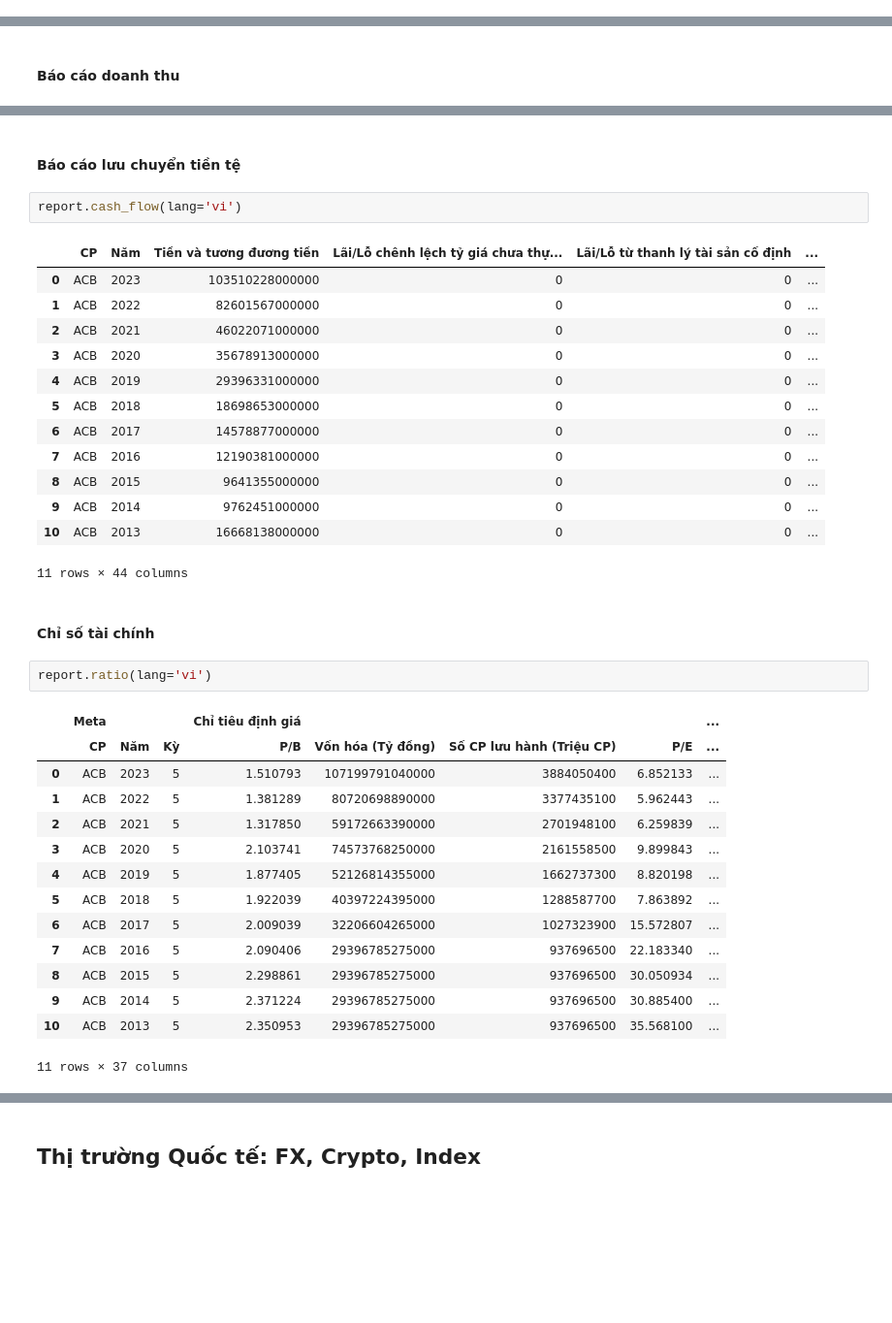
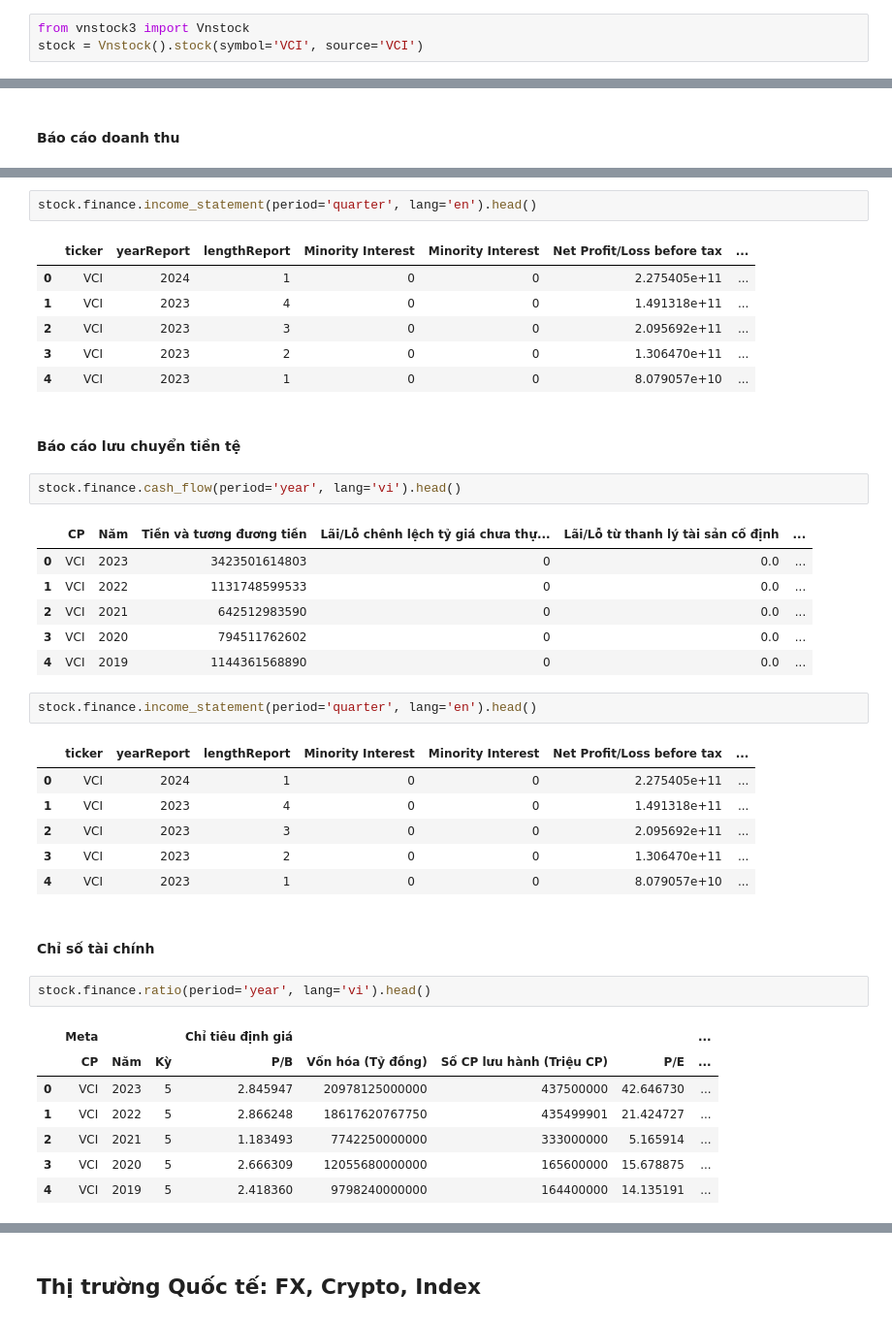
Before and after one commit to thinh-vu/vnstock, a Jupyter notebook: docs/vnstock3_demo.ipynb, the cells around one changed output, grey strips where cells are left out. Shown at 97% size. Cells and saved outputs as stored; diff of their text form; blank space fills up the shorter version.

```diff
--- a/docs/vnstock3_demo.ipynb
+++ b/docs/vnstock3_demo.ipynb
@@ -380,0 +400,3 @@ report = Finance(symbol='ACB', period='year')
+# %%
+from vnstock3 import Vnstock
+stock = Vnstock().stock(symbol='VCI', source='VCI')
@@ -417,37 +444,41 @@ report.income_statement(lang='vi')
+# %%
+stock.finance.income_statement(period='quarter', lang='en').head()
+# %% [output]
+|  | ticker | yearReport | lengthReport | Minority Interest | Minority Interest | Net Profit/Loss before tax | ... |
+| 0 | VCI | 2024 | 1 | 0 | 0 | 2.275405e+11 | ... |
+| 1 | VCI | 2023 | 4 | 0 | 0 | 1.491318e+11 | ... |
+| 2 | VCI | 2023 | 3 | 0 | 0 | 2.095692e+11 | ... |
+| 3 | VCI | 2023 | 2 | 0 | 0 | 1.306470e+11 | ... |
+| 4 | VCI | 2023 | 1 | 0 | 0 | 8.079057e+10 | ... |
 # %% [markdown]
 #### Báo cáo lưu chuyển tiền tệ
 # %%
-report.cash_flow(lang='vi')
+stock.finance.cash_flow(period='year', lang='vi').head()
 # %% [output]
 |  | CP | Năm | Tiền và tương đương tiền | Lãi/Lỗ chênh lệch tỷ giá chưa thự... | Lãi/Lỗ từ thanh lý tài sản cố định | ... |
-| 0 | ACB | 2023 | 103510228000000 | 0 | 0 | ... |
-| 1 | ACB | 2022 | 82601567000000 | 0 | 0 | ... |
-| 2 | ACB | 2021 | 46022071000000 | 0 | 0 | ... |
-| 3 | ACB | 2020 | 35678913000000 | 0 | 0 | ... |
-| 4 | ACB | 2019 | 29396331000000 | 0 | 0 | ... |
-| 5 | ACB | 2018 | 18698653000000 | 0 | 0 | ... |
-| 6 | ACB | 2017 | 14578877000000 | 0 | 0 | ... |
-| 7 | ACB | 2016 | 12190381000000 | 0 | 0 | ... |
-| 8 | ACB | 2015 | 9641355000000 | 0 | 0 | ... |
-| 9 | ACB | 2014 | 9762451000000 | 0 | 0 | ... |
-| 10 | ACB | 2013 | 16668138000000 | 0 | 0 | ... |
+| 0 | VCI | 2023 | 3423501614803 | 0 | 0.0 | ... |
+| 1 | VCI | 2022 | 1131748599533 | 0 | 0.0 | ... |
+| 2 | VCI | 2021 | 642512983590 | 0 | 0.0 | ... |
+| 3 | VCI | 2020 | 794511762602 | 0 | 0.0 | ... |
+| 4 | VCI | 2019 | 1144361568890 | 0 | 0.0 | ... |
-11 rows × 44 columns
+# %%
+stock.finance.income_statement(period='quarter', lang='en').head()
+# %% [output]
+|  | ticker | yearReport | lengthReport | Minority Interest | Minority Interest | Net Profit/Loss before tax | ... |
+| 0 | VCI | 2024 | 1 | 0 | 0 | 2.275405e+11 | ... |
+| 1 | VCI | 2023 | 4 | 0 | 0 | 1.491318e+11 | ... |
+| 2 | VCI | 2023 | 3 | 0 | 0 | 2.095692e+11 | ... |
+| 3 | VCI | 2023 | 2 | 0 | 0 | 1.306470e+11 | ... |
+| 4 | VCI | 2023 | 1 | 0 | 0 | 8.079057e+10 | ... |
 # %% [markdown]
 #### Chỉ số tài chính
 # %%
-report.ratio(lang='vi')
+stock.finance.ratio(period='year', lang='vi').head()
 # %% [output]
 |  | Meta |  |  | Chỉ tiêu định giá |  |  |  | ... |
 |  | CP | Năm | Kỳ | P/B | Vốn hóa (Tỷ đồng) | Số CP lưu hành (Triệu CP) | P/E | ... |
-| 0 | ACB | 2023 | 5 | 1.510793 | 107199791040000 | 3884050400 | 6.852133 | ... |
-| 1 | ACB | 2022 | 5 | 1.381289 | 80720698890000 | 3377435100 | 5.962443 | ... |
-| 2 | ACB | 2021 | 5 | 1.317850 | 59172663390000 | 2701948100 | 6.259839 | ... |
-| 3 | ACB | 2020 | 5 | 2.103741 | 74573768250000 | 2161558500 | 9.899843 | ... |
-| 4 | ACB | 2019 | 5 | 1.877405 | 52126814355000 | 1662737300 | 8.820198 | ... |
-| 5 | ACB | 2018 | 5 | 1.922039 | 40397224395000 | 1288587700 | 7.863892 | ... |
-| 6 | ACB | 2017 | 5 | 2.009039 | 32206604265000 | 1027323900 | 15.572807 | ... |
-| 7 | ACB | 2016 | 5 | 2.090406 | 29396785275000 | 937696500 | 22.183340 | ... |
-| 8 | ACB | 2015 | 5 | 2.298861 | 29396785275000 | 937696500 | 30.050934 | ... |
-| 9 | ACB | 2014 | 5 | 2.371224 | 29396785275000 | 937696500 | 30.885400 | ... |
-| 10 | ACB | 2013 | 5 | 2.350953 | 29396785275000 | 937696500 | 35.568100 | ... |
+| 0 | VCI | 2023 | 5 | 2.845947 | 20978125000000 | 437500000 | 42.646730 | ... |
+| 1 | VCI | 2022 | 5 | 2.866248 | 18617620767750 | 435499901 | 21.424727 | ... |
+| 2 | VCI | 2021 | 5 | 1.183493 | 7742250000000 | 333000000 | 5.165914 | ... |
+| 3 | VCI | 2020 | 5 | 2.666309 | 12055680000000 | 165600000 | 15.678875 | ... |
+| 4 | VCI | 2019 | 5 | 2.418360 | 9798240000000 | 164400000 | 14.135191 | ... |
-11 rows × 37 columns
```
Also changed, not shown: parts of 33 cells of this notebook, 45 other files.
